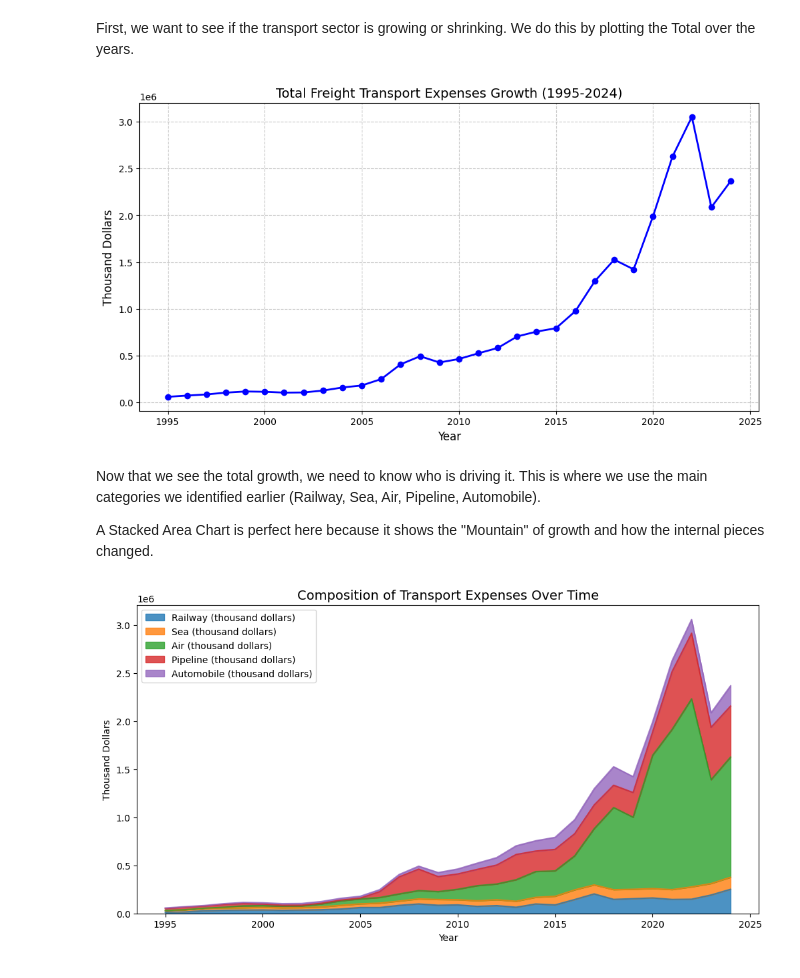
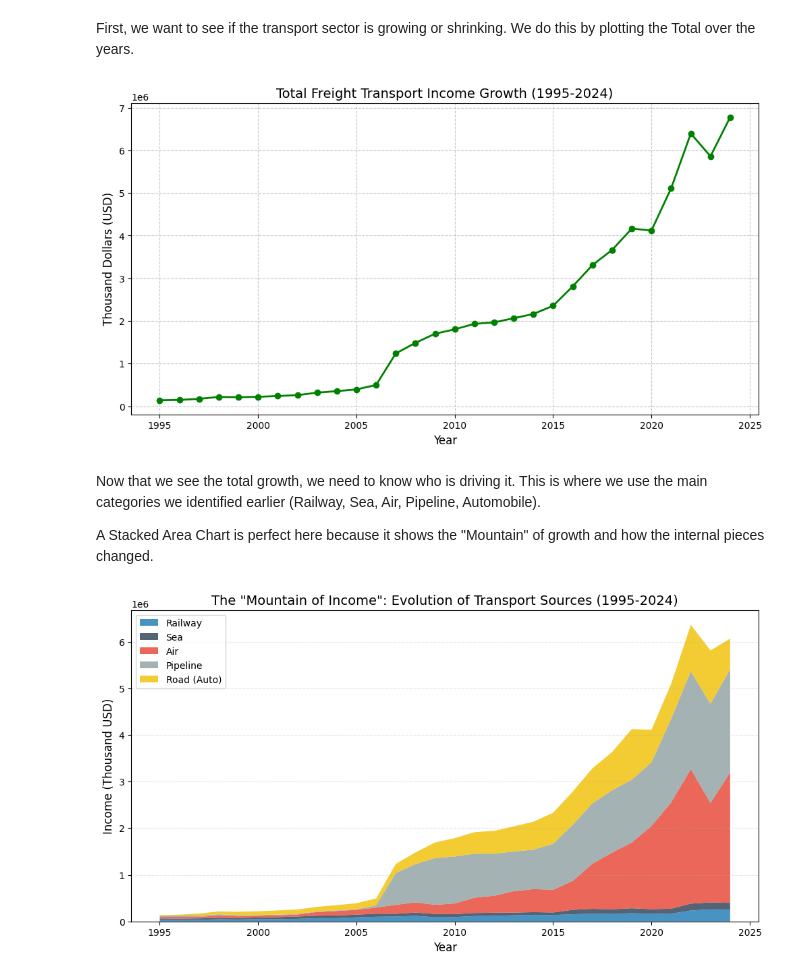
Before and after one commit to Faig-TYBV/holbertonschool-dataset_competition, a Jupyter notebook: Analysis.ipynb, the cells around one changed output. Saved outputs shown, nothing was run; the diff lists cells and outputs as text; code cells hidden in the pictures.

Commit message:
Changing focus from expenses to income, making necssary modifications on the code, and creating html file

```diff
--- a/Analysis.ipynb
+++ b/Analysis.ipynb
@@ -25,5 +28,5 @@ Our dataset will focus on the expenses incurred in freight transportation within
 # %%
-my_dataset = pd.read_csv('my_dataset.csv')
+my_dataset = pd.read_csv('income.csv')
 my_dataset.set_index("Year", inplace=True)
 my_dataset.head()
 # %% [output]
@@ -77,34 +95,50 @@ We will now move from "numbers in a table" to **visual storytelling**. Our focus
 First, we want to see if the transport sector is growing or shrinking. We do this by plotting the Total over the years.
 # %%
 plt.figure(figsize=(12, 6))
-plt.plot(my_dataset.index, my_dataset['Total (thousand dollars)'], marker='o', color='b', linewidth=2)
-plt.title('Total Freight Transport Expenses Growth (1995-2024)', fontsize=14)
+
+# Plotting the Total Income
+plt.plot(my_dataset.index, my_dataset['Total (thousand dollars)'], marker='o', color='green', linewidth=2)
+
+# Updated Title for Income Context
+plt.title('Total Freight Transport Income Growth (1995-2024)', fontsize=14)
 plt.xlabel('Year', fontsize=12)
-plt.ylabel('Thousand Dollars', fontsize=12)
+plt.ylabel('Thousand Dollars (USD)', fontsize=12)
+
+# Adding a grid for better readability
 plt.grid(True, linestyle='--', alpha=0.7)
+
+# Show the plot
 plt.show()
 # %% [output]
-[figure, old version]
+[figure, new version]
 # %% [markdown]
 Now that we see the total growth, we need to know who is driving it. This is where we use the main categories we identified earlier (Railway, Sea, Air, Pipeline, Automobile).
 
 A Stacked Area Chart is perfect here because it shows the "Mountain" of growth and how the internal pieces changed.
 # %%
-# We define our main categories (excluding the sub-categories and the pre-existing total)
-categories = [
-    'Railway (thousand dollars)',
-    'Sea (thousand dollars)',
-    'Air (thousand dollars)',
-    'Pipeline (thousand dollars)',
-    'Automobile (thousand dollars)'
-]
+# Define the categories to include in the stack
+# These match the renamed columns from your previous step
+categories = ['Railway (thousand dollars)', 'Sea (thousand dollars)',
+              'Air (thousand dollars)', 'Pipeline (thousand dollars)',
+              'Automobile (thousand dollars)']
 
-# Plotting
-my_dataset[categories].plot(kind='area', stacked=True, figsize=(12, 6), alpha=0.8)
-plt.title('Composition of Transport Expenses Over Time', fontsize=14)
-plt.ylabel('Thousand Dollars')
-plt.legend(loc='upper left')
+plt.figure(figsize=(12, 6))
+
+# Plotting the Stacked Area Chart
+# We transpose (.T) the data because stackplot expects (Categories x Years) structure
+plt.stackplot(my_dataset.index, my_dataset[categories].T,
+              labels=['Railway', 'Sea', 'Air', 'Pipeline', 'Road (Auto)'],
+              colors=['#2980b9', '#34495e', '#e74c3c', '#95a5a6', '#f1c40f'],
+              alpha=0.85)
+
+# Adding titles and labels
+plt.title('The "Mountain of Income": Evolution of Transport Sources (1995-2024)', fontsize=14)
+plt.xlabel('Year', fontsize=12)
+plt.ylabel('Income (Thousand USD)', fontsize=12)
+plt.legend(loc='upper left', frameon=True)
+plt.grid(axis='y', linestyle='--', alpha=0.3)
+
 plt.show()
 # %% [output]
-[figure, old version]
+[figure, new version]
 # %% [markdown]
```
Also changed, not shown: parts of 16 cells of this notebook, 3 other files.
